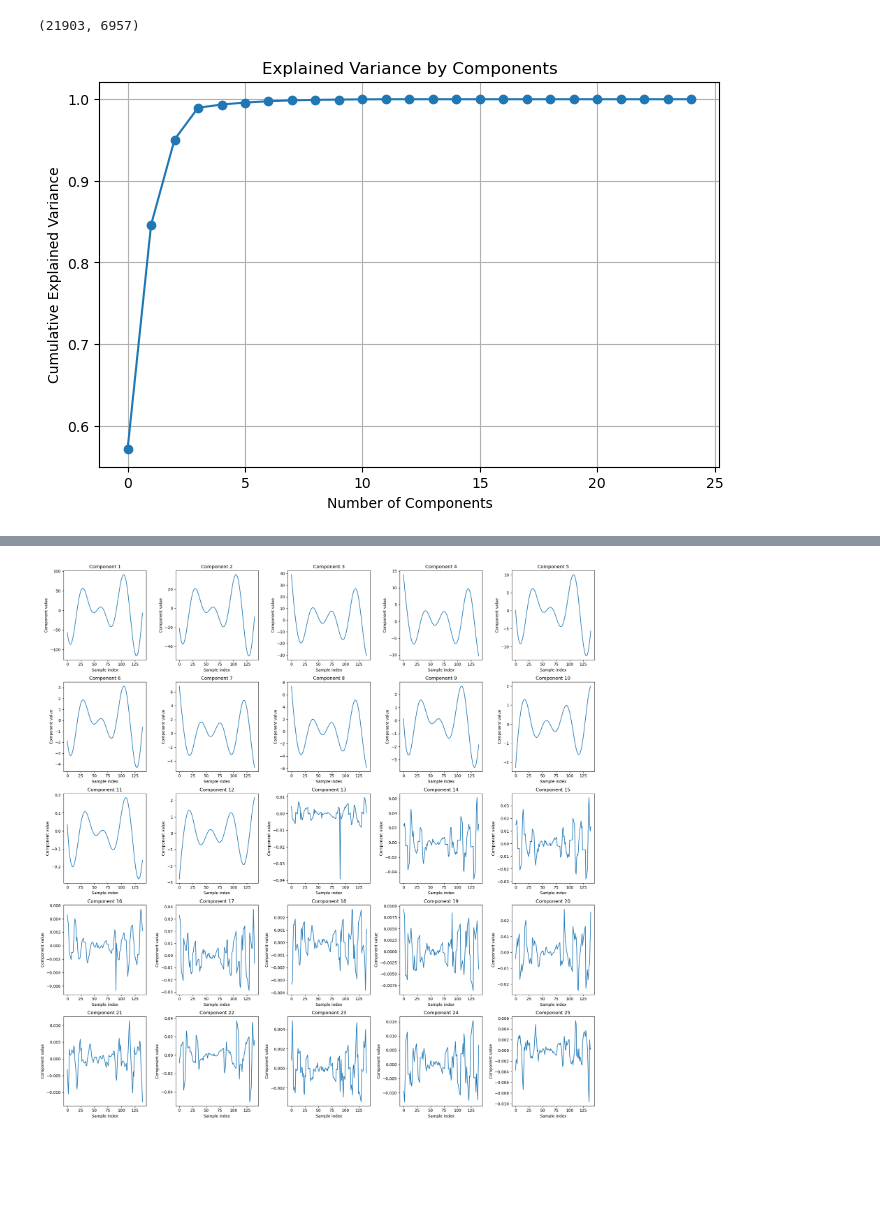
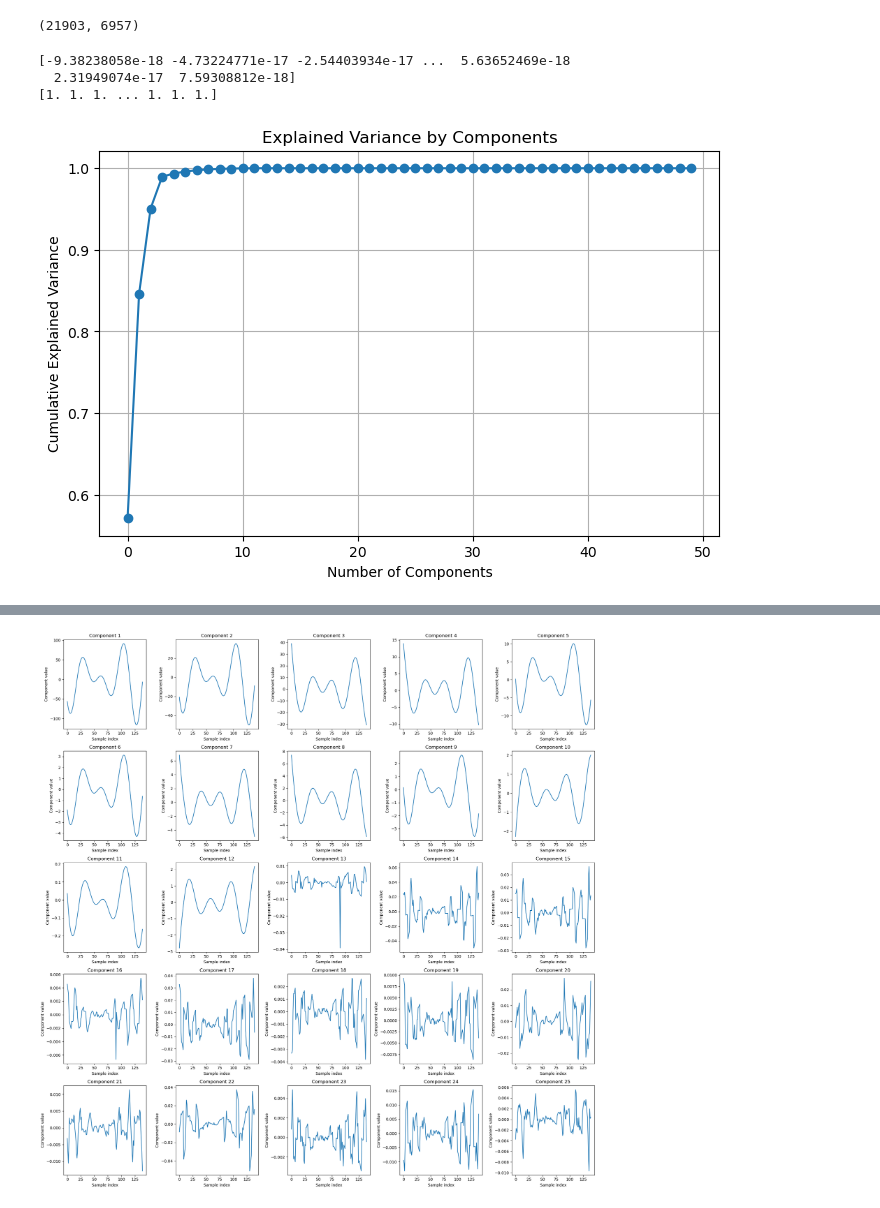
Before and after one commit to Shiqi-Wu/sensor_case, a Jupyter notebook: pca_from_formulation/debug.ipynb, the cells around one changed output, grey strips where cells are left out. Drawn from its saved outputs; the diff is of its cells as text; code cells hidden in the pictures; blank space fills up the shorter version.

```diff
--- a/pca_from_formulation/debug.ipynb
+++ b/pca_from_formulation/debug.ipynb
@@ -13,7 +16,7 @@ import os
 # %%
 import yaml
 
-config_path = '/home/shiqi/code/model_combination_Argos/pca_from_formulation/output/experiment_10/config.yaml'
+config_path = '/home/shiqi/code/Project2-sensor-case/model_combination_Argos/pca_from_formulation/output/experiment_10/config.yaml'
 with open(config_path, 'r') as file:
     config = yaml.safe_load(file)
 # %%
@@ -72,25 +75,32 @@ x_data_scaled = np.concatenate(x_dataset_scaled, axis=0)
 x_data_scaled.shape
 # %% [output]
 (21903, 6957)
+# %%
+print(np.mean(x_data_scaled, axis=0))
+print(np.std(x_data_scaled, axis=0))
+# %% [output]
+[-9.38238058e-18 -4.73224771e-17 -2.54403934e-17 ...  5.63652469e-18
+  2.31949074e-17  7.59308812e-18]
+[1. 1. 1. ... 1. 1. 1.]
 # %%
 # 初始化PCA
 from sklearn.decomposition import PCA
 import matplotlib.pyplot as plt
-pca = PCA(n_components=25)  # 选择一个初始的维度数目，例如100
+pca = PCA(n_components=50)  # 选择一个初始的维度数目，例如100
 x_pca = pca.fit_transform(x_data_scaled)
 
 # 解释的方差比例
 explained_variance_ratio = pca.explained_variance_ratio_
 cumulative_explained_variance = np.cumsum(explained_variance_ratio)
 
 # 可视化累积解释方差
 plt.figure(figsize=(8, 5))
 plt.plot(cumulative_explained_variance, marker='o')
 plt.xlabel('Number of Components')
 plt.ylabel('Cumulative Explained Variance')
 # plt.yscale('log')
 plt.title('Explained Variance by Components')
 plt.grid(True)
 plt.show()
 # %% [output]
-[figure, old version]
+[figure, new version]
```
Also changed, not shown: parts of 5 cells of this notebook, 21 other files.
